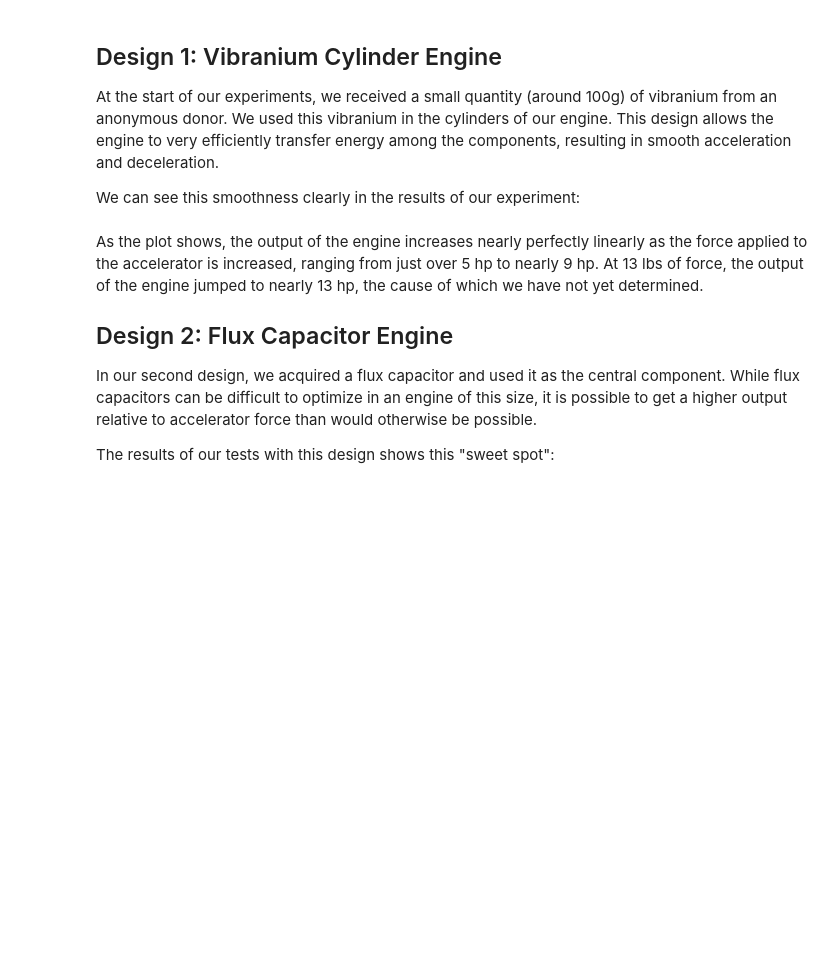
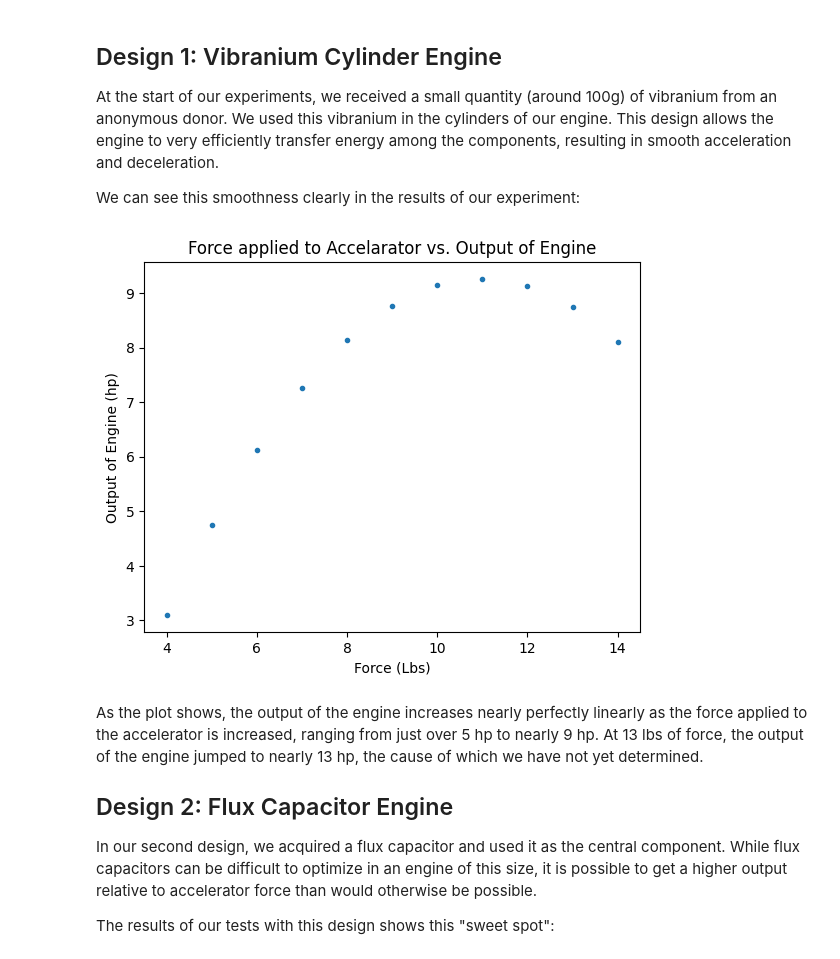
Before and after one commit to BagelSandwich4/softdes-ps4-team-36, a Jupyter notebook: vroom.ipynb, the cells around one changed output. Drawn from its saved outputs; the diff is of its cells as text; code cells hidden in the pictures; blank space fills up the shorter version.

```diff
--- a/vroom.ipynb
+++ b/vroom.ipynb
@@ -52,3 +50,7 @@ We can see this smoothness clearly in the results of our experiment:
+# %%
+make_results_plot("data/test_design_2.csv",'vibranium')
+# %% [output]
+[figure, added]
 # %% [markdown]
 As the plot shows, the output of the engine increases nearly perfectly linearly as the force applied to the accelerator is increased, ranging from just over 5 hp to nearly 9 hp. At 13 lbs of force, the output of the engine jumped to nearly 13 hp, the cause of which we have not yet determined.
 
```
Also changed, not shown: parts of 7 cells of this notebook, 1 other file.
